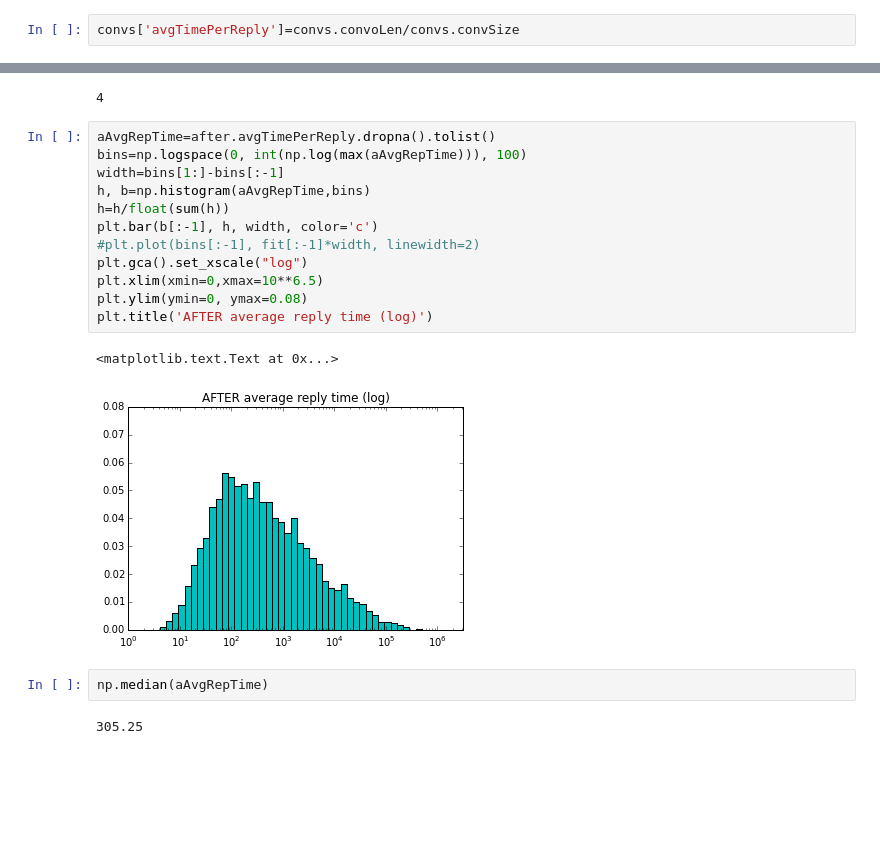
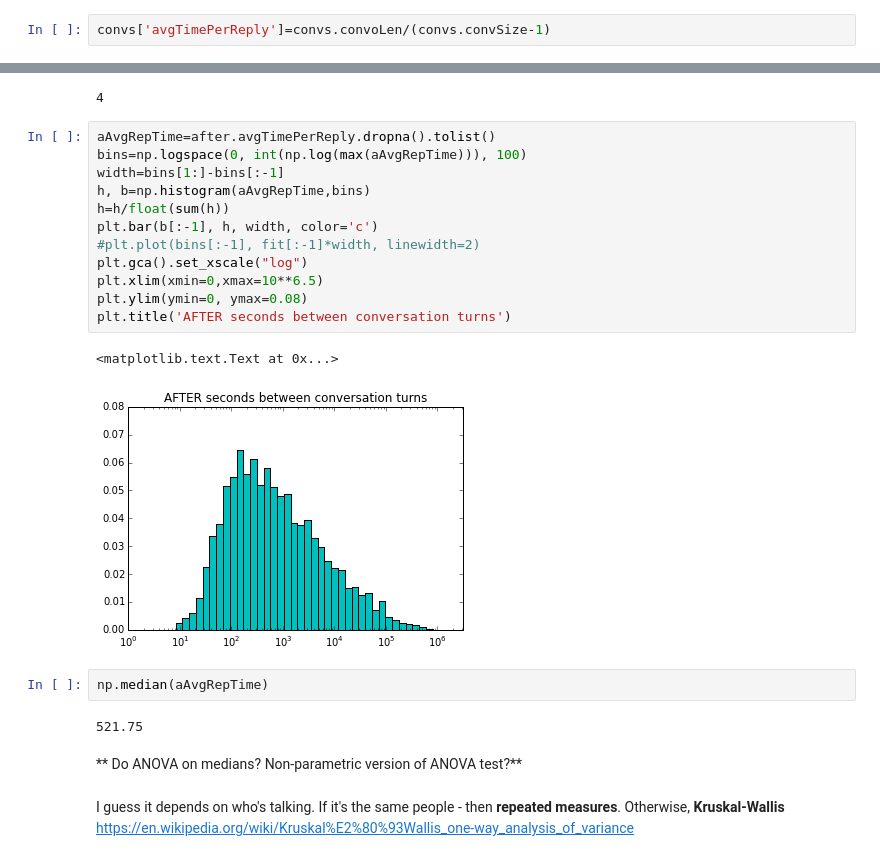
Before and after one commit to marinkala/ReplyNetworks, a Jupyter notebook: bbConversationAnalysis.ipynb, the cells around one changed output, grey strips where cells are left out. Drawn from its saved outputs; the diff is of its cells as text; blank space fills up the shorter version.

```diff
--- a/bbConversationAnalysis.ipynb
+++ b/bbConversationAnalysis.ipynb
@@ -60,2 +62,2 @@ max(convs.userSetLen)
 # %%
-convs['avgTimePerReply']=convs.convoLen/convs.convSize
+convs['avgTimePerReply']=convs.convoLen/(convs.convSize-1)
@@ -288,19 +292,24 @@ max(after.userSetLen)
 # %%
 aAvgRepTime=after.avgTimePerReply.dropna().tolist()
 bins=np.logspace(0, int(np.log(max(aAvgRepTime))), 100)
 width=bins[1:]-bins[:-1]
 h, b=np.histogram(aAvgRepTime,bins)
 h=h/float(sum(h))
 plt.bar(b[:-1], h, width, color='c')
 #plt.plot(bins[:-1], fit[:-1]*width, linewidth=2)
 plt.gca().set_xscale("log")
 plt.xlim(xmin=0,xmax=10**6.5)
 plt.ylim(ymin=0, ymax=0.08)
-plt.title('AFTER average reply time (log)')
+plt.title('AFTER seconds between conversation turns')
 # %% [output]
 <matplotlib.text.Text at 0x...>
-[figure, old version]
+[figure, new version]
 # %%
 np.median(aAvgRepTime)
 # %% [output]
-305.25
+521.75
+# %% [markdown]
+** Do ANOVA on medians? Non-parametric version of ANOVA test?**
+# %% [markdown]
+I guess it depends on who's talking. If it's the same people - then **repeated measures**. Otherwise, **Kruskal-Wallis**
+https://en.wikipedia.org/wiki/Kruskal%E2%80%93Wallis_one-way_analysis_of_variance
```
Also changed, not shown: parts of 9 cells of this notebook, 2 other files.
